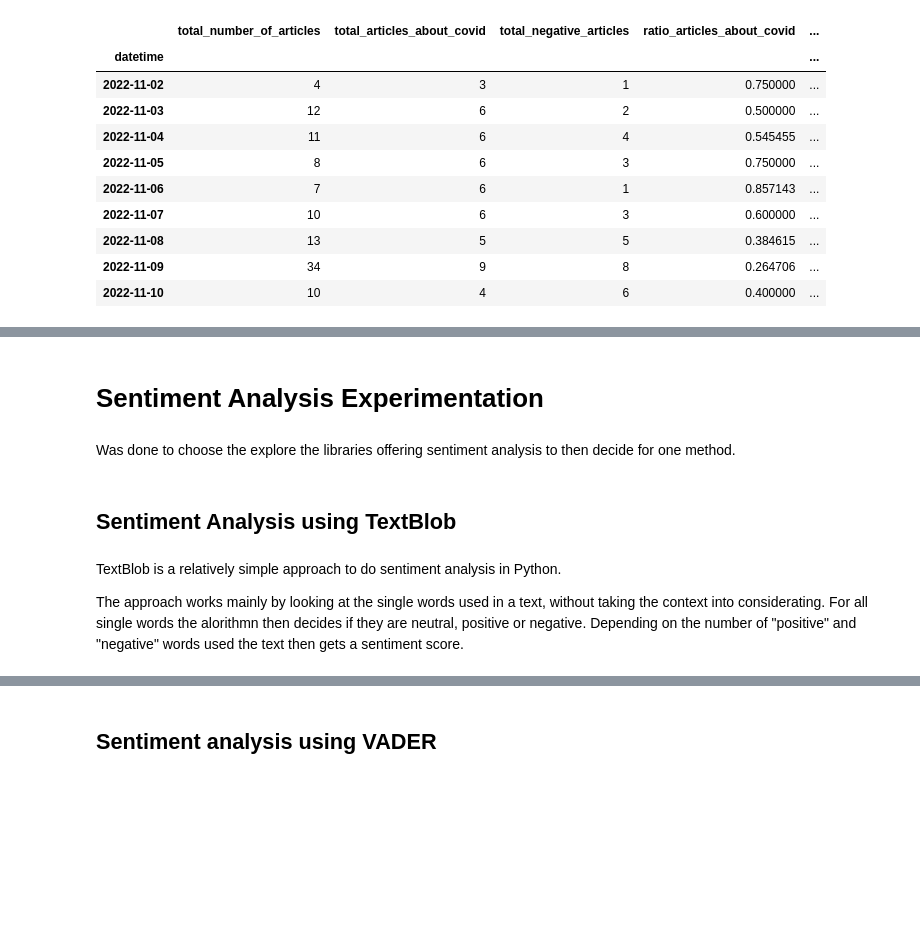
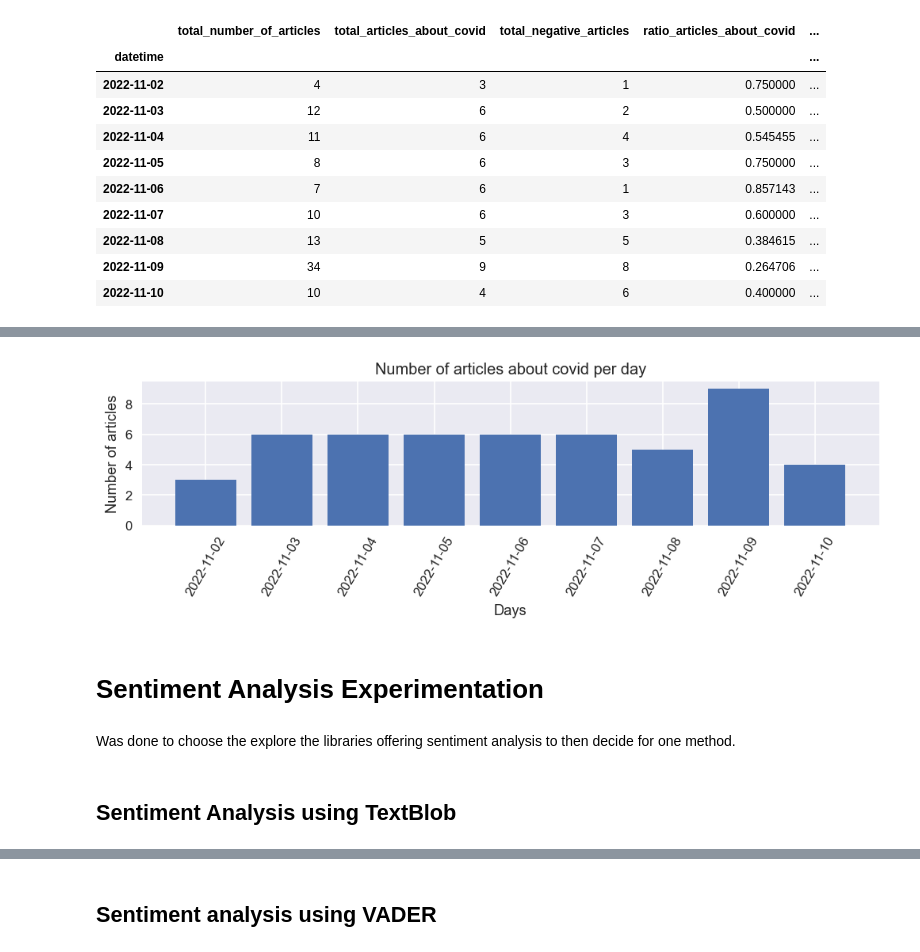
Before and after one commit to ispasojev/news-index-analysis, a Jupyter notebook: 1_Preprocessing.ipynb, the cells around one changed output, grey strips where cells are left out. Cells and saved outputs as stored; diff of their text form; code cells hidden in the pictures; blank space fills up the shorter version.

```diff
--- a/1_Preprocessing.ipynb
+++ b/1_Preprocessing.ipynb
@@ -292,10 +316,16 @@ final_df.to_pickle('./data/Input_for_model')
+# %%
+plt.figure(figsize=(10,2), dpi =120)
+plt.style.use("seaborn")
+plt.bar(x = final_df.index, height = final_df["total_articles_about_covid"])
+plt.title("Number of articles about covid per day")
+plt.xlabel("Days")
+plt.ylabel("Number of articles")
+_ = plt.xticks(rotation=60)
+# %% [output]
+[figure, added]
 # %% [markdown]
 # Sentiment Analysis  Experimentation
-# %% [markdown]
-Was done to choose the explore the libraries offering sentiment analysis to then decide for one method.
+# %% [markdown]
+Was done to choose the explore the libraries offering sentiment analysis to then decide for one method.
 # %% [markdown]
 ## Sentiment Analysis using TextBlob
-# %% [markdown]
-TextBlob is a relatively simple approach to do sentiment analysis in Python.
-
-The approach works mainly by looking at the single words used in a text, without taking the context into considerating. For all single words the alorithmn then decides if they are neutral, positive or negative. Depending on the number of "positive" and "negative" words used the text then gets a sentiment score.
```
Also changed, not shown: parts of 52 cells of this notebook, 2 other files.
